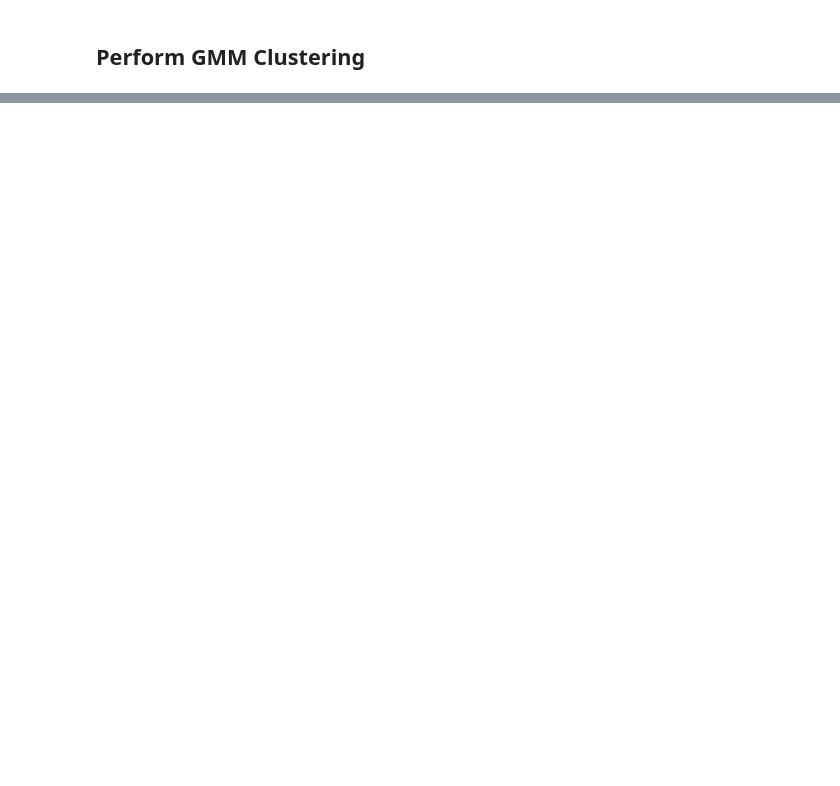
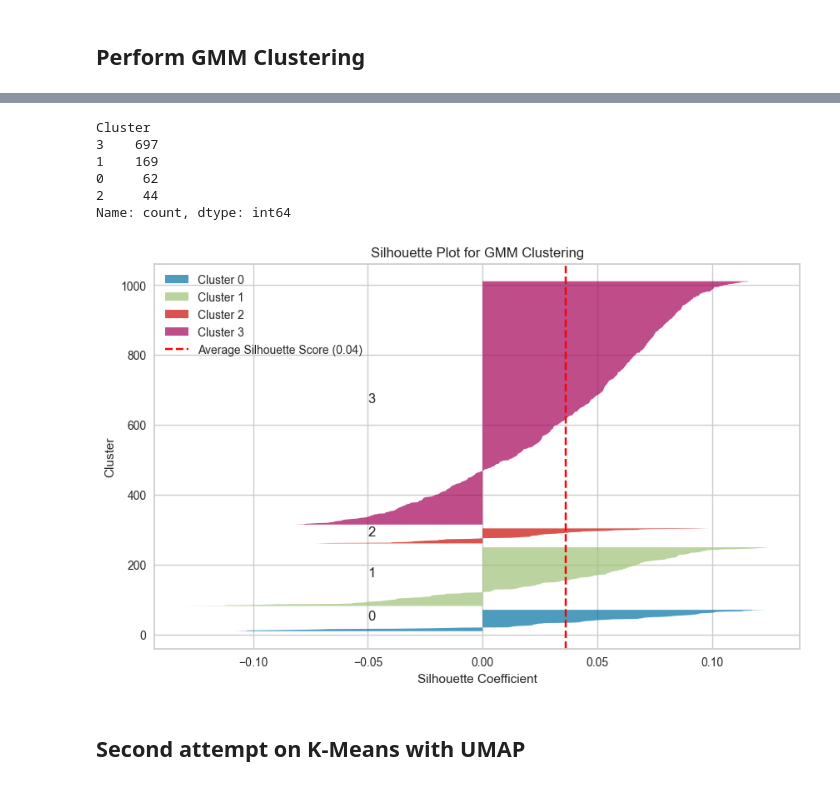
Before and after one commit to l-lattermann/jupyter-clustering-mental-health-study, a Jupyter notebook: data_analysis.ipynb, the cells around one changed output, grey strips where cells are left out. Cells and saved outputs as stored; diff of their text form; code cells hidden in the pictures; blank space fills up the shorter version.

```diff
--- a/data_analysis.ipynb
+++ b/data_analysis.ipynb
@@ -1101,0 +1118,78 @@ Name: count, dtype: int64
+# %%
+# Choose the optimal number of clusters from the BIC/AIC plot
+optimal_n_components = 4
+
+# Fit the GMM
+gmm = GaussianMixture(n_components=optimal_n_components, n_init=20, random_state=42, covariance_type='full')
+gmm.fit(gmm_data)
+
+# Predict cluster labels
+cluster_labels = gmm.predict(gmm_data)
+
+# Get cluster probabilities
+cluster_probabilities = gmm.predict_proba(gmm_data)
+
+# Reverse the standardization
+gmm_data = gmm_scaler.inverse_transform(gmm_data)
+gmm_data = np.round(gmm_data, 4)  # Round the values to 4 decimal places
+
+# Remap the encoded columns to their original values
+gmm_data = pd.DataFrame(gmm_data, columns=transformed_df.columns)
+
+# Attach cluster labels to the original data
+gmm_data['Cluster'] = cluster_labels
+
+print(gmm_data['Cluster'].value_counts())
+
+# Save the clustered data
+gmm_data.to_csv("data/gmm_data.csv", index=False)
+
+# Reduce dimensions to 2 using t-SNE
+tsne = TSNE(n_components=2, random_state=42)
+tsne_data = tsne.fit_transform(gmm_data)
+
+# Calculate the silhouette scores for each sample
+silhouette_vals = silhouette_samples(gmm_data, cluster_labels)
+
+# Get the average silhouette score
+avg_score = silhouette_score(gmm_data, cluster_labels)
+
+# Number of clusters
+n_clusters = len(np.unique(cluster_labels))
+
+# Start plotting
+fig, ax = plt.subplots(figsize=(10, 6))
+y_lower = 10  # Starting position for silhouette plots
+
+for i in range(n_clusters):
+    # Get silhouette scores for samples in this cluster
+    cluster_silhouette_vals = silhouette_vals[cluster_labels == i]
+    cluster_silhouette_vals.sort()  # Sort values for cleaner plotting
+
+    # Determine the y_upper position
+    y_upper = y_lower + len(cluster_silhouette_vals)
+
+    # Fill the silhouette scores for this cluster
+    ax.fill_betweenx(np.arange(y_lower, y_upper), 0, cluster_silhouette_vals, alpha=0.7, label=f'Cluster {i}')
+    ax.text(-0.05, y_lower + 0.5 * len(cluster_silhouette_vals), str(i))  # Add cluster label
+    y_lower = y_upper + 10  # 10 for spacing between clusters
+
+# Draw a vertical line for the average silhouette score
+ax.axvline(x=avg_score, color="red", linestyle="--", label=f'Average Silhouette Score ({avg_score:.2f})')
+
+# Add labels and title
+ax.set_xlabel("Silhouette Coefficient")
+ax.set_ylabel("Cluster")
+ax.set_title("Silhouette Plot for GMM Clustering")
+ax.legend(loc="best")
+plt.show()
+# %% [output]
+Cluster
+3    697
+1    169
+0     62
+2     44
+Name: count, dtype: int64
+[figure, added]
+# %% [markdown]
+## Second attempt on K-Means with UMAP
```
Also changed, not shown: parts of 16 cells of this notebook, 5 other files.
